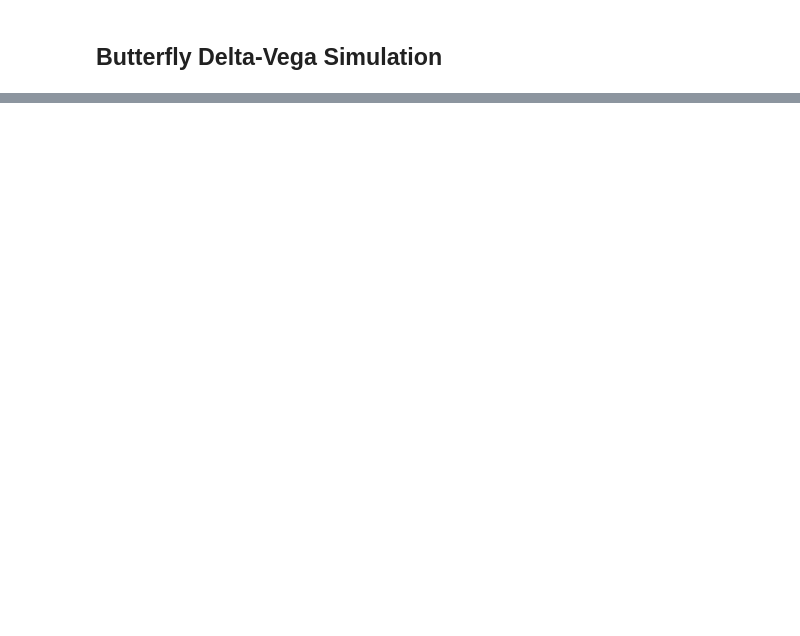
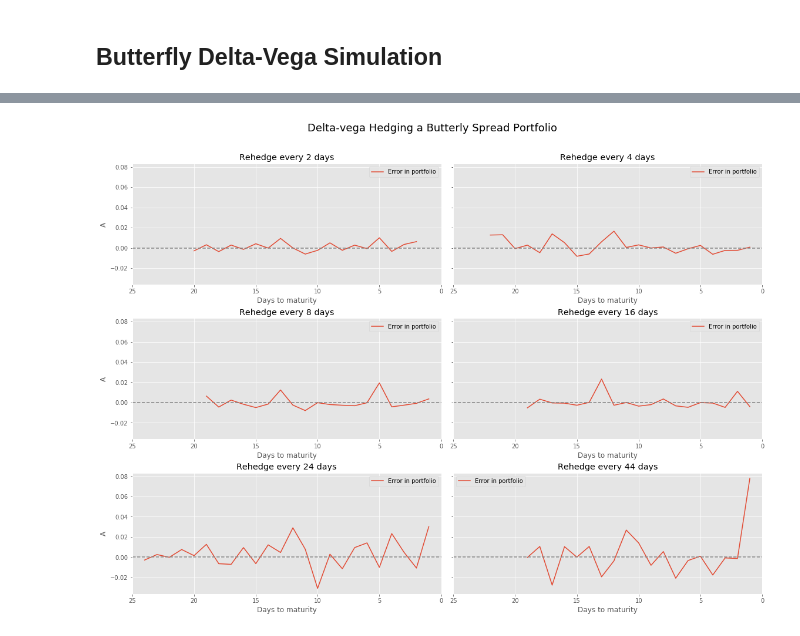
Before and after one commit to nnevalainen/portfolio-hedging, a Jupyter notebook: code/hedging-assignment.ipynb, the cells around one changed output, grey strips where cells are left out. Drawn from its saved outputs; the diff is of its cells as text; code cells hidden in the pictures; blank space fills up the shorter version.

```diff
--- a/code/hedging-assignment.ipynb
+++ b/code/hedging-assignment.ipynb
@@ -618,0 +619,85 @@ display(stats)
+# %%
+# Perform delta-vega hedging on Butterfly spread portfolio
+# consisting of 1 itm, -2 atm and 1 otm option
+
+# Keep these paramters fixed
+num_sim = len(hedge_freq)
+mat1 = 45
+
+# Initalize matrices to store simulation results
+MSE = np.zeros((num_sim))
+turnover_alpha = np.zeros((num_sim))
+
+turnover_eta_itm = np.zeros((num_sim))
+turnover_eta_atm = np.zeros((num_sim))
+turnover_eta_otm = np.zeros((num_sim))
+
+fig, axes = plt.subplots(math.ceil(num_sim / 2),2,figsize=(16,12), sharey=True)
+
+for i, (ax, freq) in enumerate(zip(axes.flat, hedge_freq)):
+
+     # For each frequency, average the results over all 12 worksheets
+    dfs = []
+    for k in range(11):
+        sheet1 = sheets[i]
+        sheet2 = sheets[i+1]
+        E1 = strikes[i]
+        E2 = strikes[i+1]
+
+        dfs.append(butterfly_delta_vega_simulation(
+            sheet1, sheet2, E1, E2, step=freq, mat1=mat1))
+
+    # concat the results to calculate averages
+    df = pd.concat(dfs, axis=0)
+
+    avg_A = df.groupby(df.index).A.mean()
+    avg_dAlpha = df.groupby(df.index).dAlpha.mean()
+    avg_dEta_itm = df.groupby(df.index).dEta_itm.mean()
+    avg_dEta_atm = df.groupby(df.index).dEta_atm.mean()
+    avg_dEta_otm = df.groupby(df.index).dEta_otm.mean()
+
+    avg_A.plot(ax=ax, label='Error in portfolio')
+    ax.axhline(y=0, linestyle='dashed', color='grey')
+    ax.set_xlim([25, 0])
+    ax.set_ylabel('A')
+    ax.set_xlabel('Days to maturity')
+    ax.set_title('Rehedge every {} days'.format(freq))
+    ax.legend()
+
+    MSE[i] = np.sqrt(avg_A.pow(2).sum())
+    turnover_alpha[i] = avg_A.abs().sum()
+    turnover_eta_itm[i] = avg_dEta_itm.abs().sum()
+    turnover_eta_atm[i] = avg_dEta_atm.abs().sum()
+    turnover_eta_otm[i] = avg_dEta_otm.abs().sum()
+
+fig.suptitle('Delta-vega Hedging a Butterly Spread Portfolio', size=18)
+fig.tight_layout()
+plt.subplots_adjust(top=0.9)
+
+plt.savefig(os.path.join('..', 'figs', 'butterfly_delta_vega_hedge.eps'), format='eps', rpi=1000)
+
+
+# Calculate statistics for each rehedge frequency simulations
+
+# MSE denotes means-squared-error of A values
+# turnover_alpha denotes the turnover of underlying
+# turnover_eta_itm denotes the turnover of itm option (longer maturity)
+# turnover_eta_atm denotes the turnover of atm option (longer maturity)
+# turnover_eta_otm denotes the turnover of otm option (longer maturity)
+
+MSE_df = pd.DataFrame({'MSE': MSE, 'Freq': hedge_freq})
+turnover_alpha_df = pd.Series(turnover_alpha, name='alpha')
+turnover_eta_itm_df = pd.Series(turnover_eta_itm, name='C2_itm turnover')
+turnover_eta_atm_df = pd.Series(turnover_eta_atm, name='C2_atm turnover')
+turnover_eta_otm_df = pd.Series(turnover_eta_otm, name='C3_otm turnover')
+
+stats = pd.concat([MSE_df,
+                   turnover_alpha_df,
+                   turnover_eta_itm_df,
+                   turnover_eta_atm_df,
+                   turnover_eta_otm_df], axis=1)
+
+#stats['costs'] = stats.Turnover* 1e5*5e-4
+
+display(stats)
+# %% [output]
@@ -618,0 +711 @@ display(stats)
+[figure, added]
```
Also changed, not shown: parts of 13 cells of this notebook, 4 other files.
